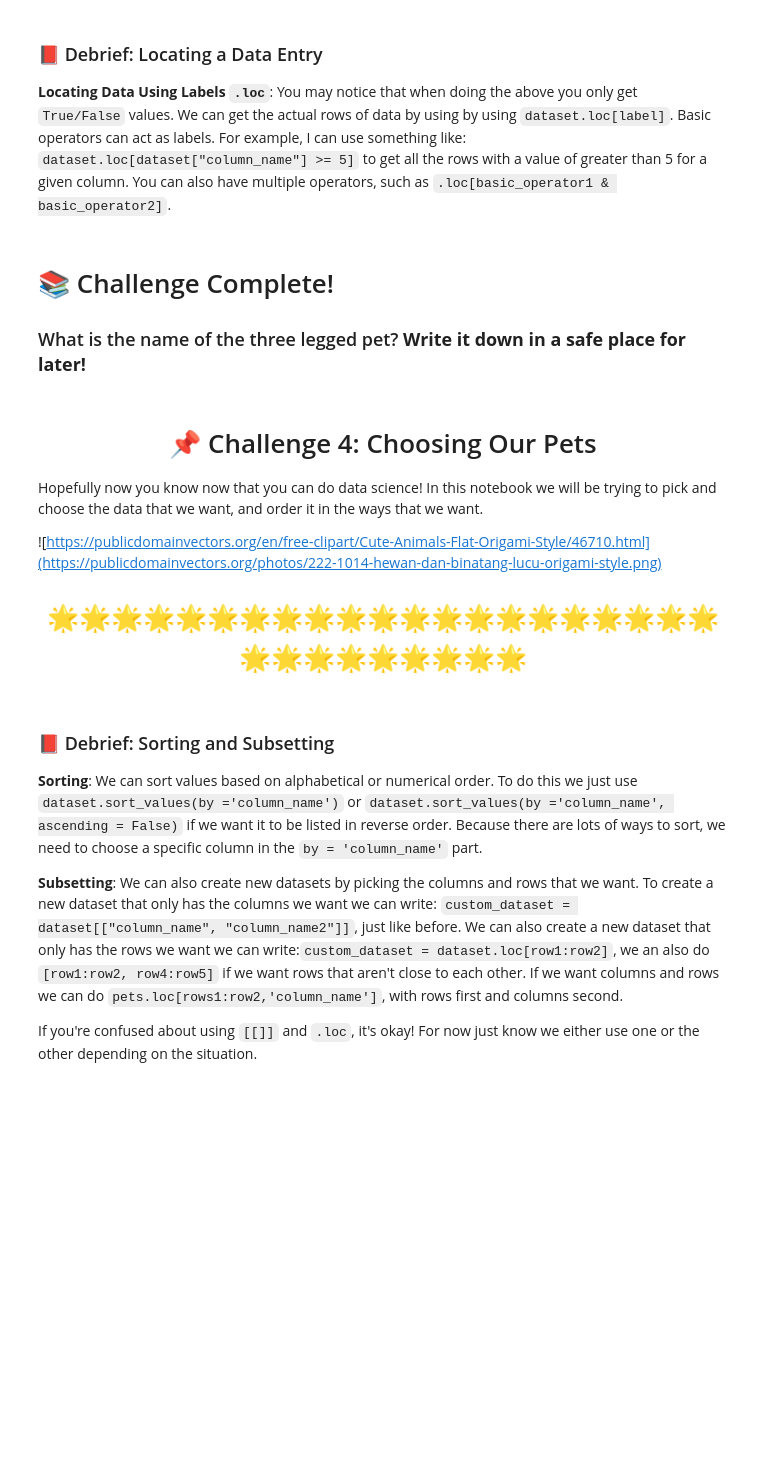
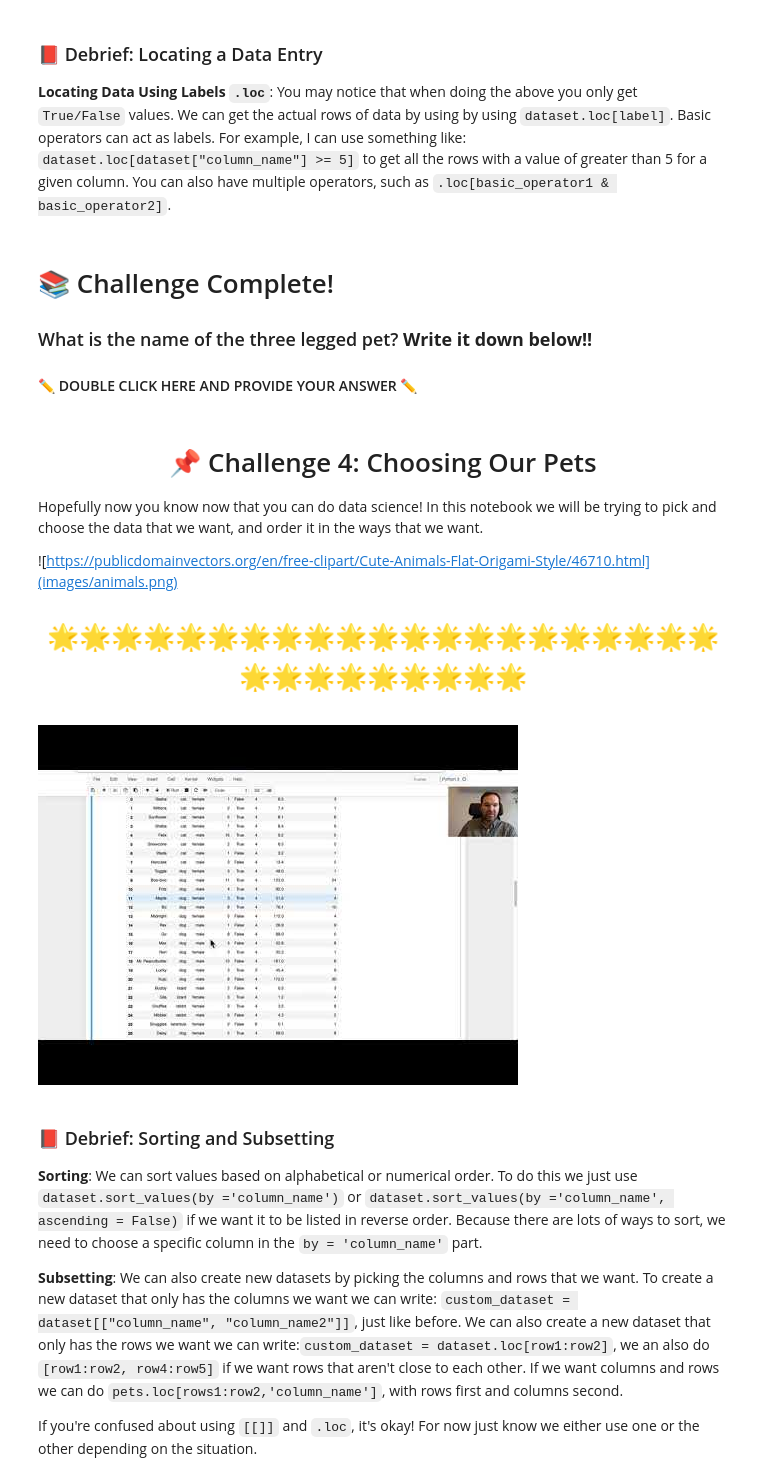
Before and after one commit to callysto/hackathon, a Jupyter notebook: SustainabilityOnMars/GuidedNotebooks/pets-in-space/pets-in-space.ipynb, the cells around one changed output. Cells and saved outputs as stored; diff of their text form; code cells hidden in the pictures; blank space fills up the shorter version.

```diff
--- a/SustainabilityOnMars/GuidedNotebooks/pets-in-space/pets-in-space.ipynb
+++ b/SustainabilityOnMars/GuidedNotebooks/pets-in-space/pets-in-space.ipynb
@@ -143,17 +159,20 @@ i.challenge3d()
 # %% [markdown]
 # 📚 Challenge Complete!
 
-### What is the name of the three legged pet? **Write it down in a safe place for later!**
+### What is the name of the three legged pet? **Write it down below!!**
+#### ✏️    DOUBLE CLICK HERE AND PROVIDE YOUR ANSWER    ✏️
 # %% [markdown]
 # <p style="text-align: center;"> 📌 Challenge 4: Choosing Our Pets</p>
 
 Hopefully now you know now that you can do data science! In this notebook we will be trying to pick and choose the data that we want, and order it in the ways that we want.
 
-![https://publicdomainvectors.org/en/free-clipart/Cute-Animals-Flat-Origami-Style/46710.html](https://publicdomainvectors.org/photos/222-1014-hewan-dan-binatang-lucu-origami-style.png)
+![https://publicdomainvectors.org/en/free-clipart/Cute-Animals-Flat-Origami-Style/46710.html](images/animals.png)
 # <p style="text-align: center;"> 🌟🌟🌟🌟🌟🌟🌟🌟🌟🌟🌟🌟🌟🌟🌟🌟🌟🌟🌟🌟🌟🌟🌟🌟🌟🌟🌟🌟🌟🌟 </p>
 # %%
 #❗️Run this cell
-display(IFrame('https://www.youtube.com/embed/gCcyJdQyvjo', width=960, height=515))
+YouTubeVideo('gCcyJdQyvjo')
+# %% [output]
+[figure, added]
 # %% [markdown]
 ### 📕 Debrief: Sorting and Subsetting
 
```
Also changed, not shown: parts of 27 cells of this notebook, 15 other files.
